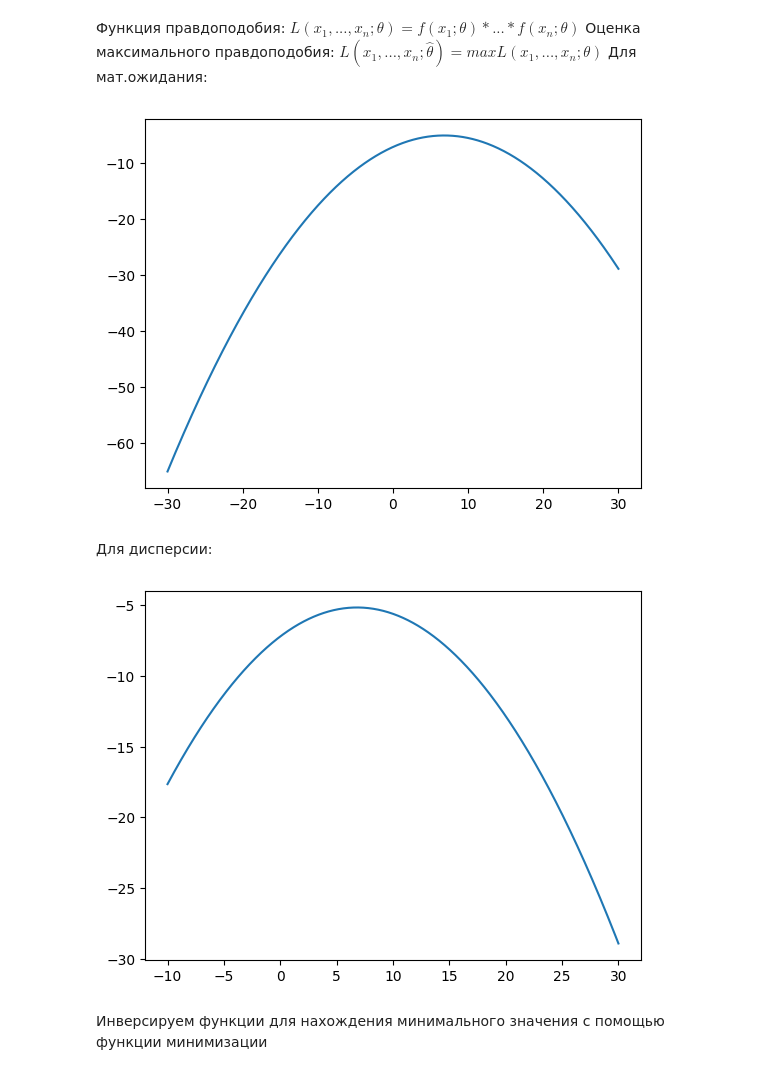
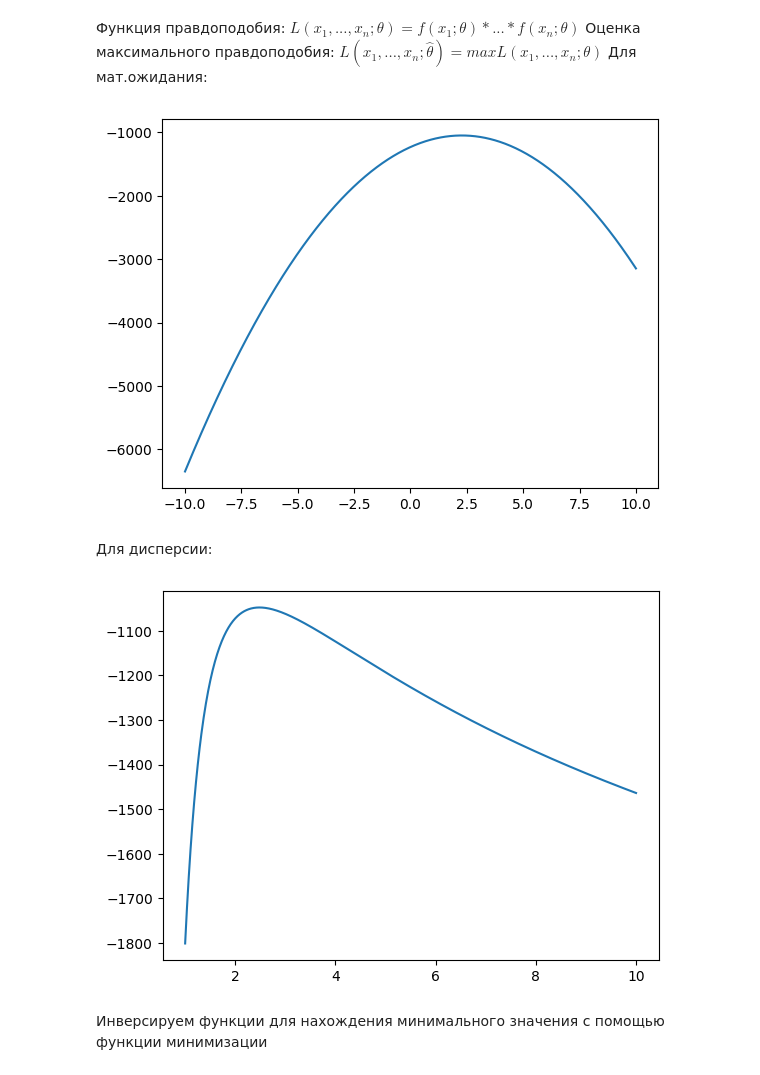
Before and after one commit to bloodlaac/terver, a Jupyter notebook: src/terver.ipynb, the cells around one changed output. Saved outputs shown, nothing was run; the diff lists cells and outputs as text; code cells hidden in the pictures.

```diff
--- a/src/terver.ipynb
+++ b/src/terver.ipynb
@@ -77,21 +77,21 @@ print(f"Выборочное среднее: {average}\nВыборочная д
 def plausibility(x, params):
     return stats.norm.logpdf(x, loc=params[0], scale=params[1]).sum()
 # %%
-x_axis = np.linspace(-30, 30, 1000)
-y_axis = [plausibility([val, S], x) for val in np.linspace(-30, 30, 1000)]
+x_axis = np.linspace(-10, 10, 1000)
+y_axis = [plausibility(x, [val, S]) for val in np.linspace(-10, 10, 1000)]
 plt.plot(x_axis, y_axis)
 plt.show()
 # %% [output]
-[figure, old version]
+[figure, new version]
 # %% [markdown]
 Для дисперсии:
 # %%
-x_axis = np.linspace(-10, 30, 1000)
-y_axis = [plausibility([MX, val], x) for val in np.linspace(-10, 30, 1000)]
+x_axis = np.linspace(1, 10, 1000)
+y_axis = [plausibility(x, [MX, val]) for val in np.linspace(1, 10, 1000)]
 plt.plot(x_axis, y_axis)
 plt.show()
 # %% [output]
-[figure, old version]
+[figure, new version]
 # %% [markdown]
 Инверсируем функции для нахождения минимального значения с помощью функции минимизации
 # %%
```
Also changed, not shown: parts of 34 cells of this notebook.
